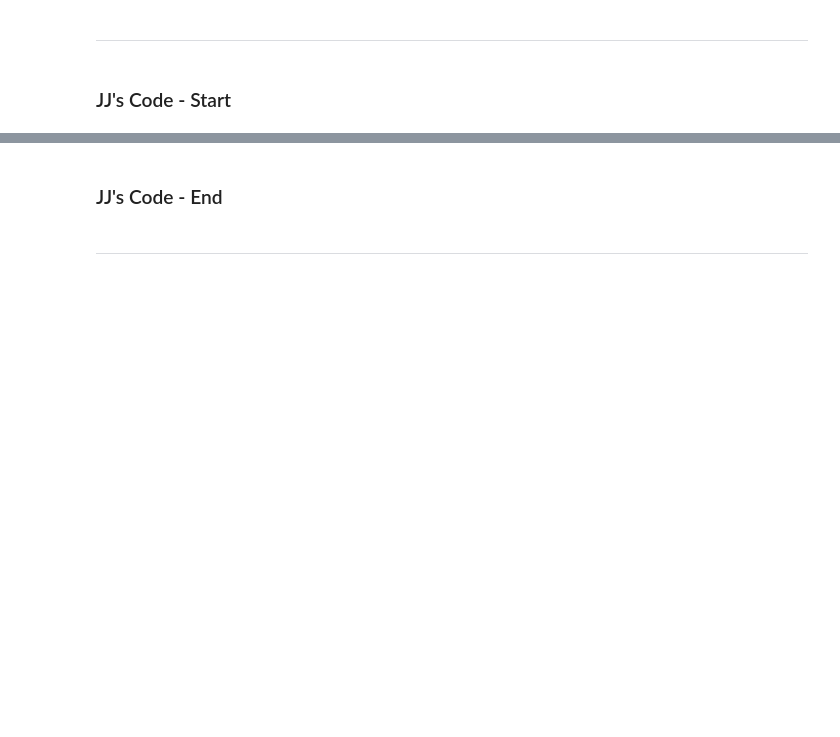
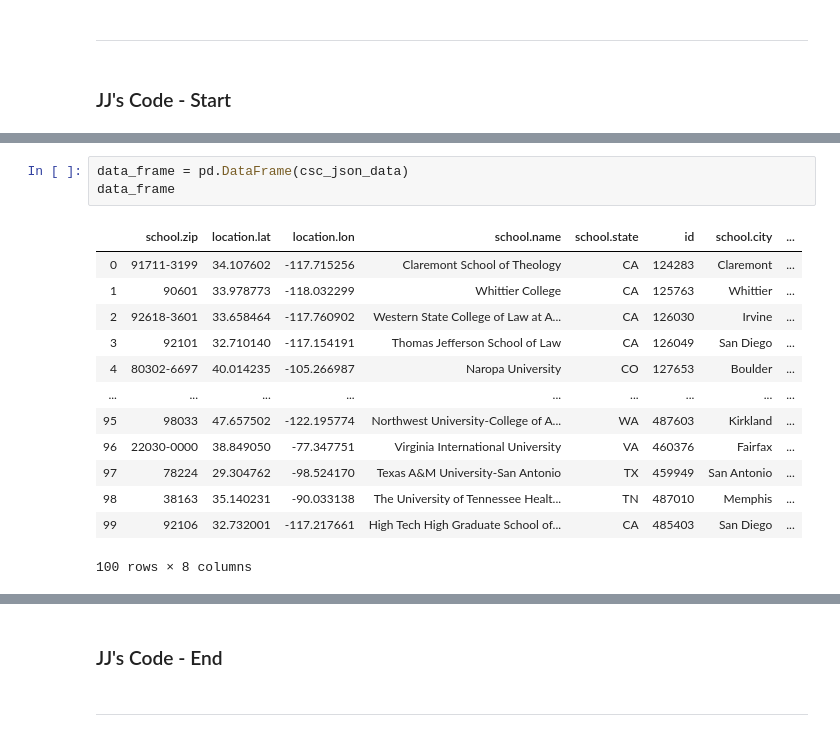
Before and after one commit to hyacob-89/project_one, a Jupyter notebook: project_one_nb.ipynb, the cells around one changed output, grey strips where cells are left out. Saved outputs shown, nothing was run; the diff lists cells and outputs as text; blank space fills up the shorter version.

```diff
--- a/project_one_nb.ipynb
+++ b/project_one_nb.ipynb
@@ -37,0 +55,17 @@ fips_states_df.head()
+# %%
+data_frame = pd.DataFrame(csc_json_data)
+data_frame
+# %% [output]
+|  | school.zip | location.lat | location.lon | school.name | school.state | id | school.city | ... |
+| 0 | 91711-3199 | 34.107602 | -117.715256 | Claremont School of Theology | CA | 124283 | Claremont | ... |
+| 1 | 90601 | 33.978773 | -118.032299 | Whittier College | CA | 125763 | Whittier | ... |
+| 2 | 92618-3601 | 33.658464 | -117.760902 | Western State College of Law at A... | CA | 126030 | Irvine | ... |
+| 3 | 92101 | 32.710140 | -117.154191 | Thomas Jefferson School of Law | CA | 126049 | San Diego | ... |
+| 4 | 80302-6697 | 40.014235 | -105.266987 | Naropa University | CO | 127653 | Boulder | ... |
+| ... | ... | ... | ... | ... | ... | ... | ... | ... |
+| 95 | 98033 | 47.657502 | -122.195774 | Northwest University-College of A... | WA | 487603 | Kirkland | ... |
+| 96 | 22030-0000 | 38.849050 | -77.347751 | Virginia International University | VA | 460376 | Fairfax | ... |
+| 97 | 78224 | 29.304762 | -98.524170 | Texas A&M University-San Antonio | TX | 459949 | San Antonio | ... |
+| 98 | 38163 | 35.140231 | -90.033138 | The University of Tennessee Healt... | TN | 487010 | Memphis | ... |
+| 99 | 92106 | 32.732001 | -117.217661 | High Tech High Graduate School of... | CA | 485403 | San Diego | ... |
+100 rows × 8 columns
```
Also changed, not shown: parts of 4 cells of this notebook.
